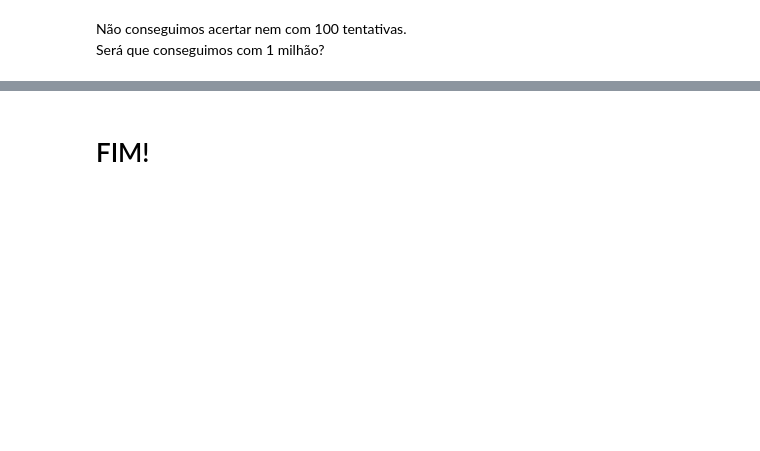
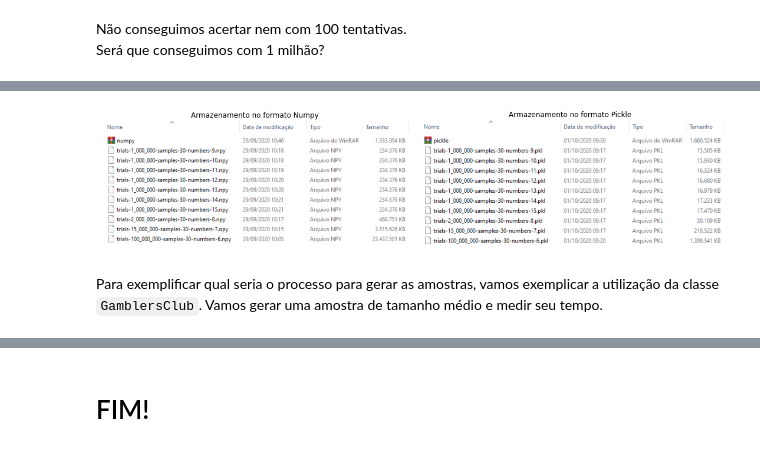
Before and after one commit to SamuelBaptista/estatistica-megasena, a Jupyter notebook: megasena.ipynb, the cells around one changed output, grey strips where cells are left out. Drawn from its saved outputs; the diff is of its cells as text; code cells hidden in the pictures; blank space fills up the shorter version.

```diff
--- a/megasena.ipynb
+++ b/megasena.ipynb
@@ -430,3 +414,28 @@ What do you think?
+# %%
+import matplotlib.pyplot as plt
+
+numpy = plt.imread('data/numpy.png')
+pickle = plt.imread('data/pickle.png')
+
+plt.figure(figsize=(15,10))
+
+plt.subplot(121)
+plt.axis('off')
+plt.title('Armazenamento no formato Numpy')
+plt.imshow(numpy)
+
+plt.subplot(122)
+plt.axis('off')
+plt.title('Armazenamento no formato Pickle')
+plt.imshow(pickle)
+
+plt.tight_layout()
+plt.show()
+# %% [output]
+[figure, added]
+# %% [markdown]
+Para exemplificar qual seria o processo para gerar as amostras, vamos exemplicar a utilização da classe `GamblersClub`.
+Vamos gerar uma amostra de tamanho médio e medir seu tempo.
 # %%
 from statistics.club import GamblersClub
 # %%
```
Also changed, not shown: parts of 28 cells of this notebook, 1 other file.
